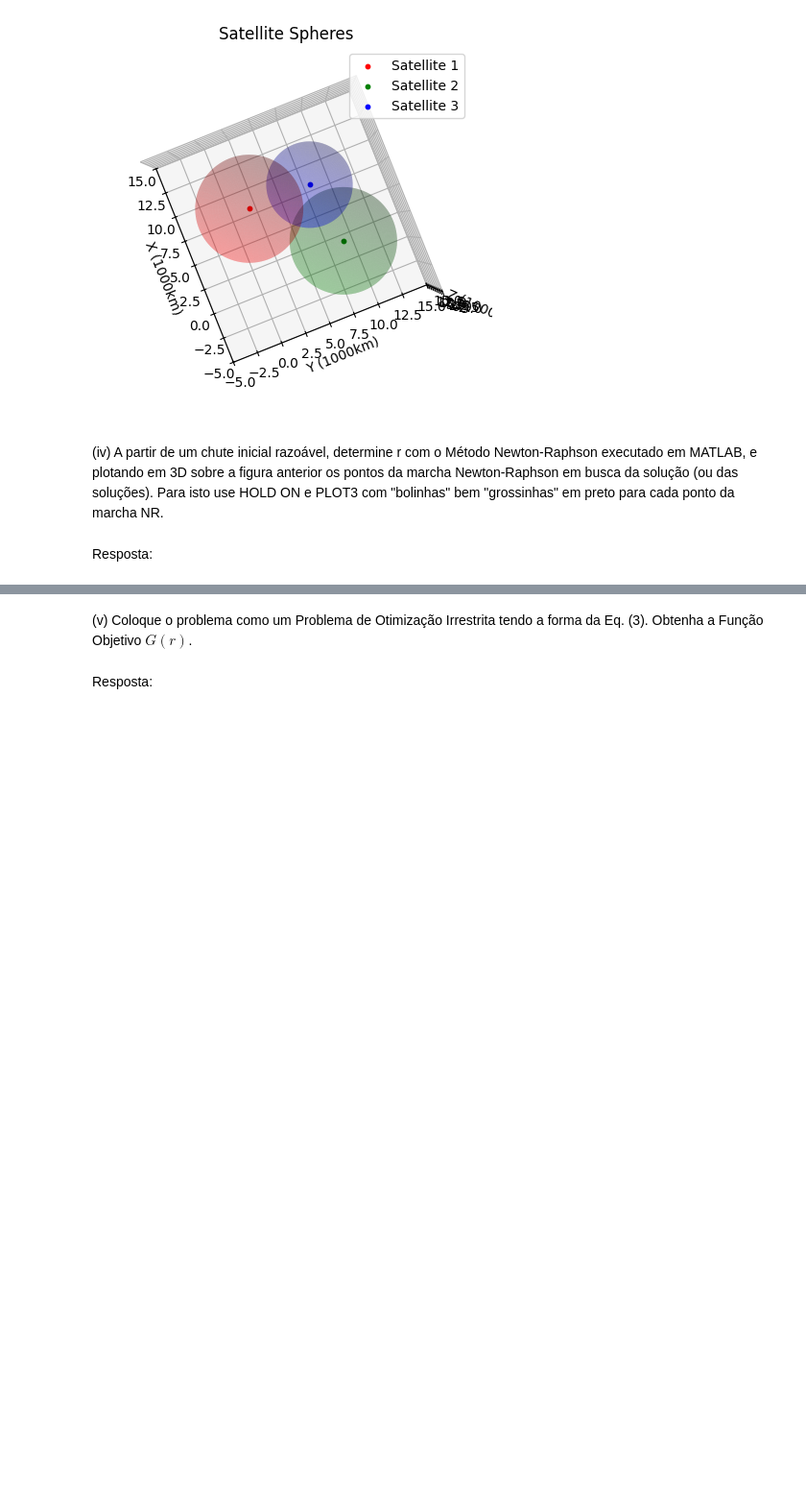
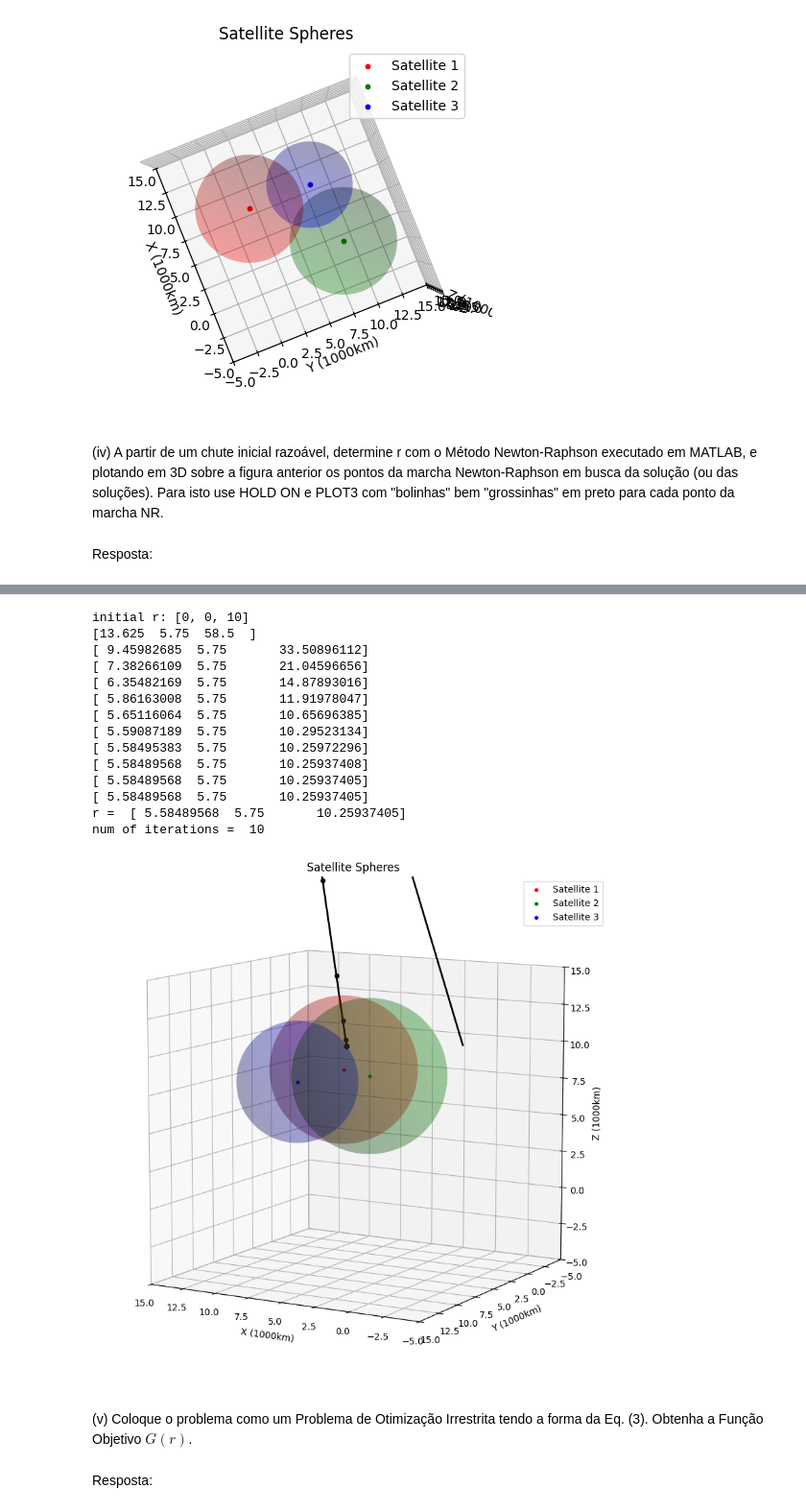
Before and after one commit to davibelo/EQE703_trabalho_1, a Jupyter notebook: res_questao_2.ipynb, the cells around one changed output, grey strips where cells are left out. Shown at 96% size. Cells and saved outputs as stored; diff of their text form; code cells hidden in the pictures; blank space fills up the shorter version.

```diff
--- a/res_questao_2.ipynb
+++ b/res_questao_2.ipynb
@@ -263,3 +262,34 @@ num of iterations =  7
+# %%
+# Figure creation
+fig = plt.figure(figsize=(10, 10))
+ax = fig.add_subplot(111, projection='3d')
+
+# Plot satellites and spheres
+plot_satellites_and_spheres(ax, r1, r2, r3, R1, R2, R3, elev=10, azim=120)
+
+# Newton-Raphson Call
+r_init = [0, 0, 10]
+print('initial r:', r_init)
+
+sol, iterations = newton_raphson(r_init, r1, r2, r3, R1, R2, R3, ax)
+print('r = ', sol)
+print('num of iterations = ', iterations)
+# %% [output]
+initial r: [0, 0, 10]
+[13.625  5.75  58.5  ]
+[ 9.45982685  5.75       33.50896112]
+[ 7.38266109  5.75       21.04596656]
+[ 6.35482169  5.75       14.87893016]
+[ 5.86163008  5.75       11.91978047]
+[ 5.65116064  5.75       10.65696385]
+[ 5.59087189  5.75       10.29523134]
+[ 5.58495383  5.75       10.25972296]
+[ 5.58489568  5.75       10.25937408]
+[ 5.58489568  5.75       10.25937405]
+[ 5.58489568  5.75       10.25937405]
+r =  [ 5.58489568  5.75       10.25937405]
+num of iterations =  10
+[figure, added]
 # %% [markdown]
 (v) Coloque o problema como um Problema de Otimização Irrestrita tendo a forma da Eq. (3). Obtenha a Função Objetivo $G(r)$.
 # %% [markdown]
```
Also changed, not shown: parts of 1 cell of this notebook, 1 other file.
